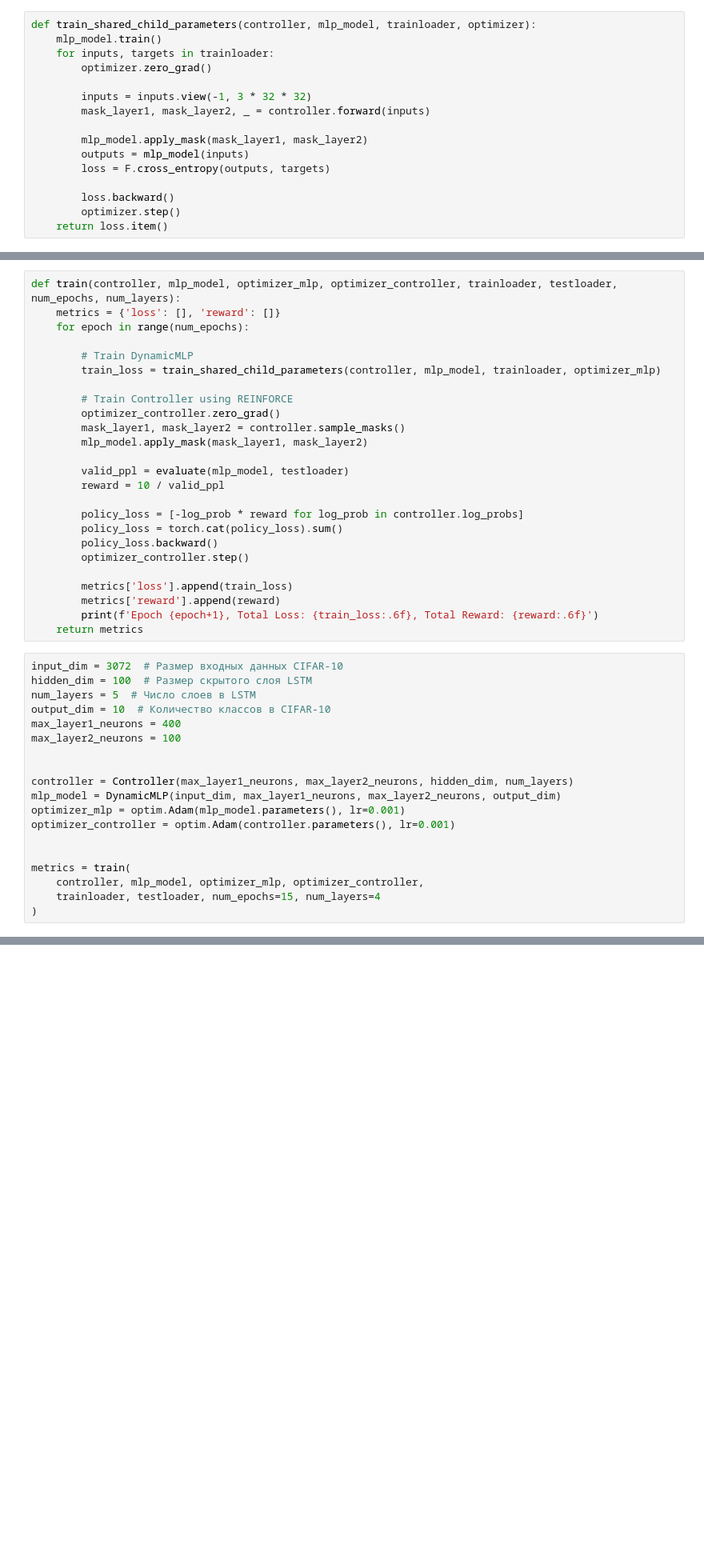
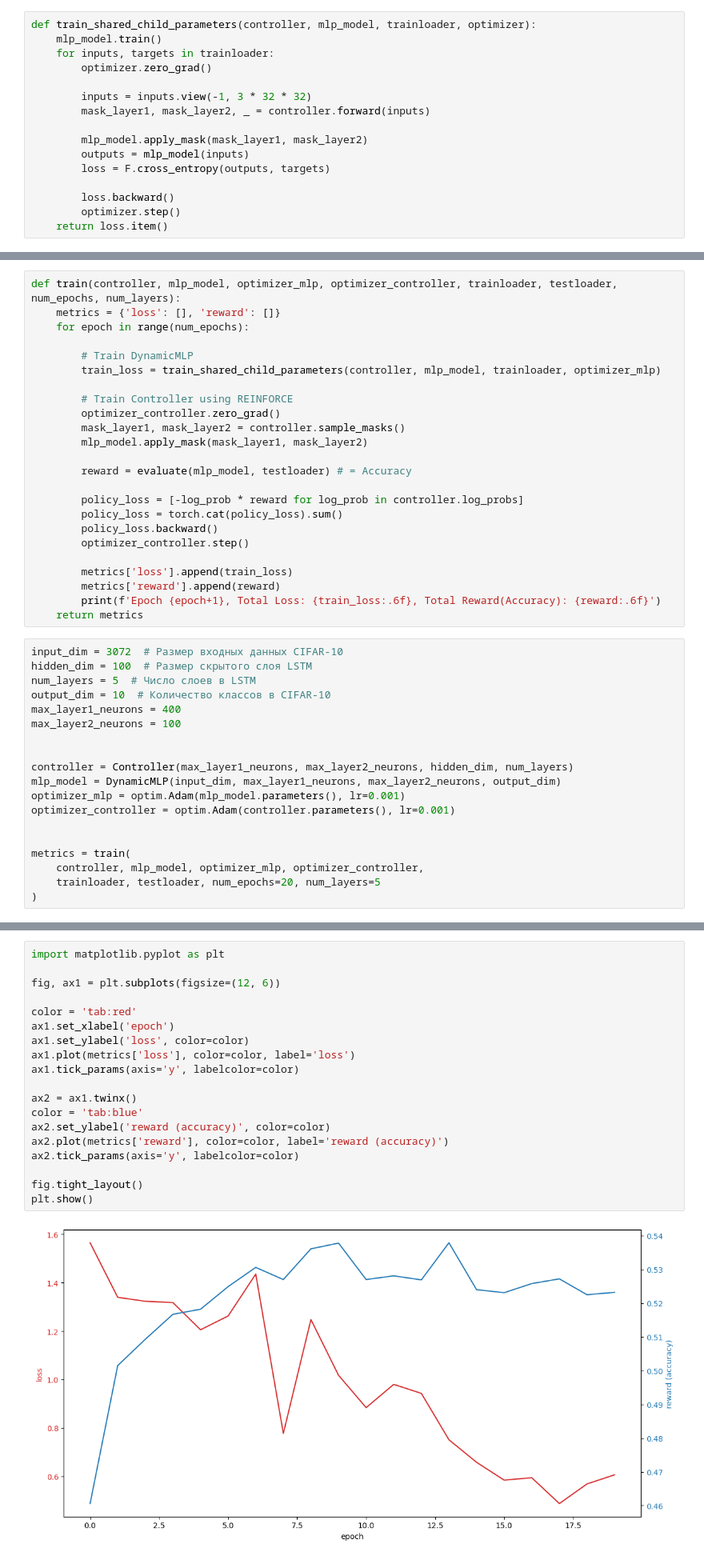
Before and after one commit to intsystems/BMM, a Jupyter notebook: task3/Protasov_Dmitry_ENAS.ipynb, the cells around one changed output, grey strips where cells are left out. Shown: that part at 80% size. Drawn from its saved outputs; the diff is of its cells as text; blank space fills up the shorter version.

```diff
--- a/task3/Protasov_Dmitry_ENAS.ipynb
+++ b/task3/Protasov_Dmitry_ENAS.ipynb
@@ -123,8 +138,7 @@ def train(controller, mlp_model, optimizer_mlp, optimizer_controller, trainloade
         mask_layer1, mask_layer2 = controller.sample_masks()
         mlp_model.apply_mask(mask_layer1, mask_layer2)
 
-        valid_ppl = evaluate(mlp_model, testloader)
-        reward = 10 / valid_ppl
+        reward = evaluate(mlp_model, testloader) # = Accuracy
 
         policy_loss = [-log_prob * reward for log_prob in controller.log_probs]
         policy_loss = torch.cat(policy_loss).sum()
@@ -133,7 +147,7 @@ def train(controller, mlp_model, optimizer_mlp, optimizer_controller, trainloade
 
         metrics['loss'].append(train_loss)
         metrics['reward'].append(reward)
-        print(f'Epoch {epoch+1}, Total Loss: {train_loss:.6f}, Total Reward: {reward:.6f}')
+        print(f'Epoch {epoch+1}, Total Loss: {train_loss:.6f}, Total Reward(Accuracy): {reward:.6f}')
     return metrics
 # %%
 input_dim = 3072  # Размер входных данных CIFAR-10
@@ -152,6 +166,6 @@ optimizer_controller = optim.Adam(controller.parameters(), lr=0.001)
 
 metrics = train(
     controller, mlp_model, optimizer_mlp, optimizer_controller,
-    trainloader, testloader, num_epochs=15, num_layers=4
+    trainloader, testloader, num_epochs=20, num_layers=5
 )
 # %% [output]
@@ -185,3 +192,24 @@ plt.show()
+# %%
+import matplotlib.pyplot as plt
+
+fig, ax1 = plt.subplots(figsize=(12, 6))
+
+color = 'tab:red'
+ax1.set_xlabel('epoch')
+ax1.set_ylabel('loss', color=color)
+ax1.plot(metrics['loss'], color=color, label='loss')
+ax1.tick_params(axis='y', labelcolor=color)
+
+ax2 = ax1.twinx()
+color = 'tab:blue'
+ax2.set_ylabel('reward (accuracy)', color=color)
+ax2.plot(metrics['reward'], color=color, label='reward (accuracy)')
+ax2.tick_params(axis='y', labelcolor=color)
+
+fig.tight_layout()
+plt.show()
+# %% [output]
+[figure, added]
 # %%
 from tqdm import trange
 
```
Also changed, not shown: parts of 12 cells of this notebook.
